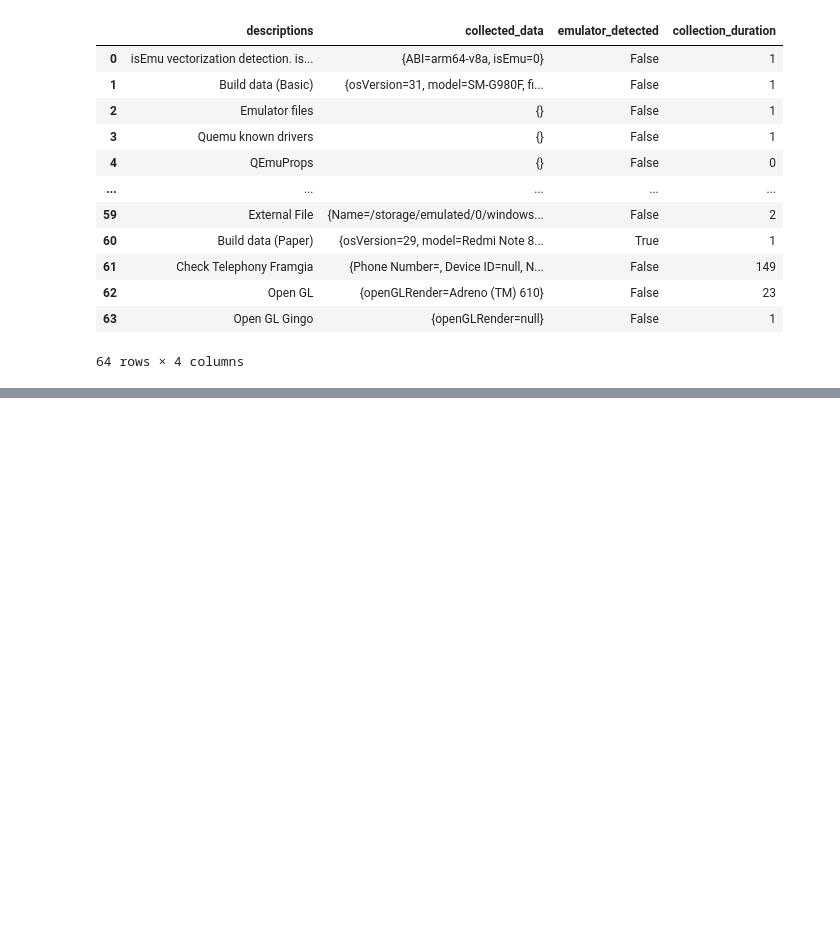
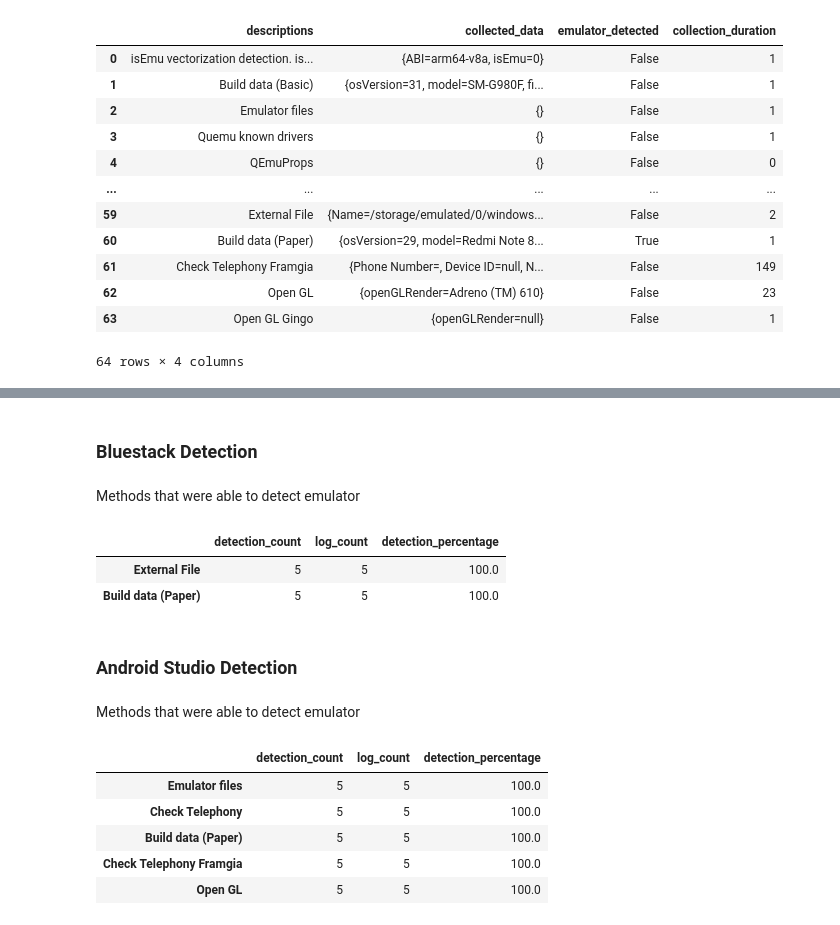
Before and after one commit to Lucas-CardosoO/android-emulator-detector, a Jupyter notebook: notebooks/EmulatorAnalysis.ipynb, the cells around one changed output, grey strips where cells are left out. Drawn from its saved outputs; the diff is of its cells as text; code cells hidden in the pictures; blank space fills up the shorter version.

```diff
--- a/notebooks/EmulatorAnalysis.ipynb
+++ b/notebooks/EmulatorAnalysis.ipynb
@@ -138,0 +179,25 @@ display(real_devices_df)
+# %% [markdown]
+### Bluestack Detection
+# %% [markdown]
+Methods that were able to detect emulator
+# %%
+bluestacks_detected_methods = emulator_detected_data_frame(bluestacks_df, bluestacks_log_count)
+bluestacks_detected_methods
+# %% [output]
+|  | detection_count | log_count | detection_percentage |
+| External File | 5 | 5 | 100.0 |
+| Build data (Paper) | 5 | 5 | 100.0 |
+# %% [markdown]
+### Android Studio Detection
+# %% [markdown]
+Methods that were able to detect emulator
+# %%
+android_studio_detected_methods = emulator_detected_data_frame(android_studio_df, android_studio_log_count)
+android_studio_detected_methods
+# %% [output]
+|  | detection_count | log_count | detection_percentage |
+| Emulator files | 5 | 5 | 100.0 |
+| Check Telephony | 5 | 5 | 100.0 |
+| Build data (Paper) | 5 | 5 | 100.0 |
+| Check Telephony Framgia | 5 | 5 | 100.0 |
+| Open GL | 5 | 5 | 100.0 |
```
Also changed, not shown: parts of 20 cells of this notebook.
